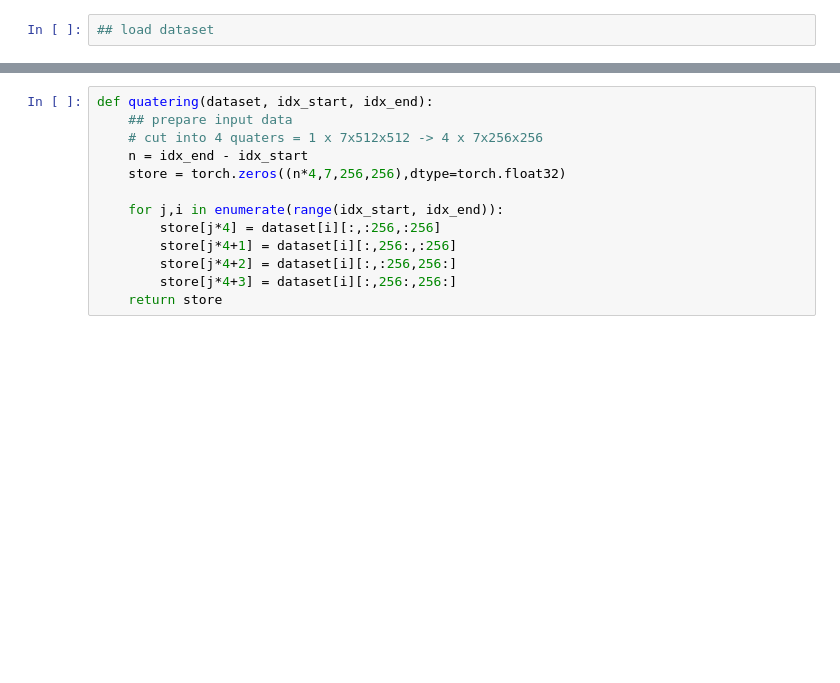
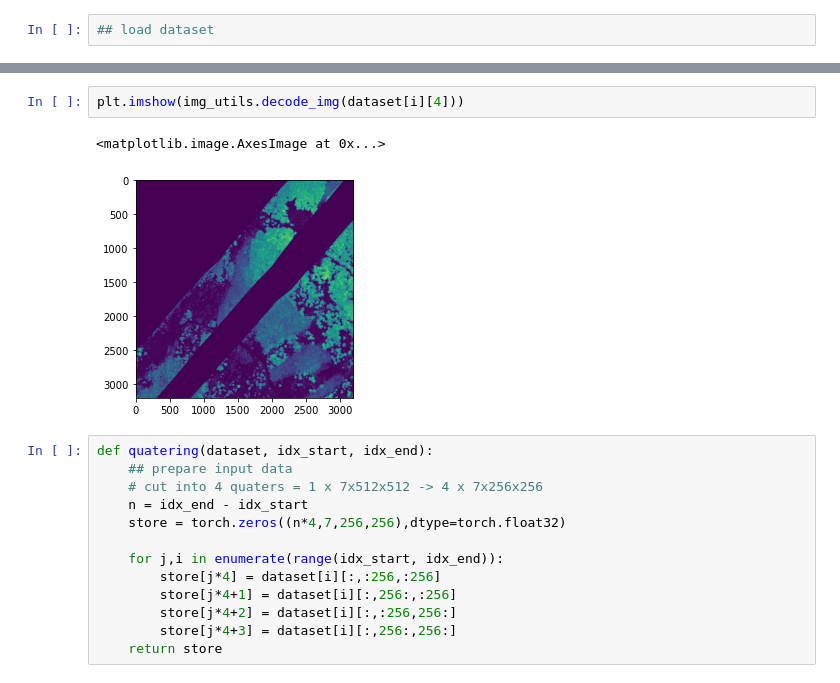
Before and after one commit to satlawa/edin_prediction, a Jupyter notebook: predict_data_512.ipynb, the cells around one changed output, grey strips where cells are left out. Cells and saved outputs as stored; diff of their text form; blank space fills up the shorter version.

```diff
--- a/predict_data_512.ipynb
+++ b/predict_data_512.ipynb
@@ -182,3 +219,8 @@ dataset = ForestDataset(path_dataset)
+# %%
+plt.imshow(img_utils.decode_img(dataset[i][4]))
+# %% [output]
+<matplotlib.image.AxesImage at 0x...>
+[figure, added]
 # %%
 def quatering(dataset, idx_start, idx_end):
     ## prepare input data
```
Also changed, not shown: parts of 21 cells of this notebook.
